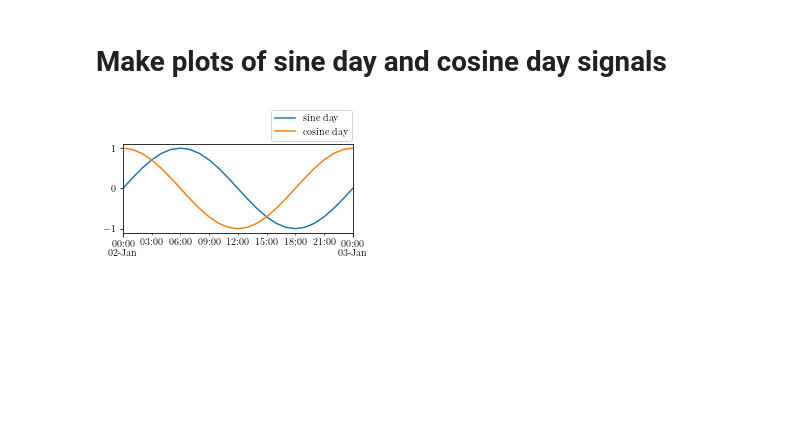
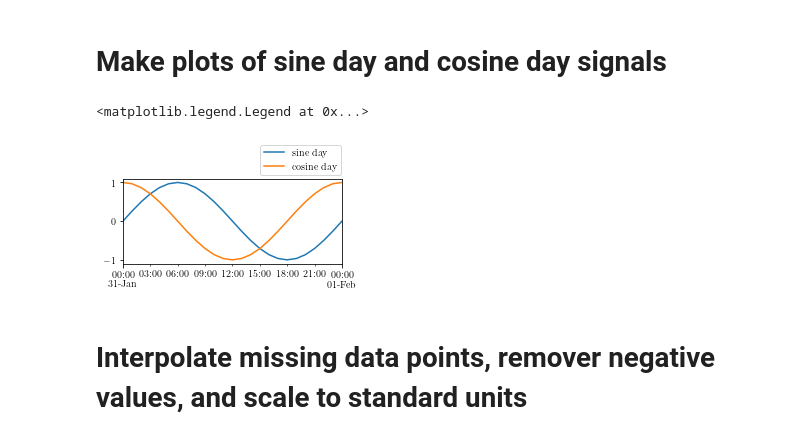
Before and after one commit to simoncarlen/forecasting_project, a Jupyter notebook: jupyter_notebooks/data_exploration.ipynb, the cells around one changed output. Saved outputs shown, nothing was run; the diff lists cells and outputs as text; code cells hidden in the pictures; blank space fills up the shorter version.

```diff
--- a/jupyter_notebooks/data_exploration.ipynb
+++ b/jupyter_notebooks/data_exploration.ipynb
@@ -91,10 +92,13 @@ ax = sns.heatmap(mat, mask=mask, annot = True, linewidths=0.5, fmt = ".2f", squa
 # %% [markdown]
 # Make plots of sine day and cosine day signals
 # %%
-fig, ax1 = plt.subplots(constrained_layout = True, figsize = (3.75, 2.15))
-df['2016-01-02 00:00:00':'2016-01-03 00:00:00'][['sine day', 'cosine day']].plot(ax=ax1)
+fig, ax1 = plt.subplots(constrained_layout = True, figsize = (3.6, 2.1))
+df['2016-01-31 00:00:00':'2016-02-01 00:00:00'][['sine day', 'cosine day']].plot(ax=ax1)
 plt.xlabel('')
 plt.legend(loc='lower right', bbox_to_anchor= (1.0, 1.025), ncol=1, borderaxespad=0.1)
-plt.savefig('../plots/time_signals.pdf')
+# plt.savefig('../plots/time_signals.pdf')
 # %% [output]
+<matplotlib.legend.Legend at 0x...>
-[figure, old version]
+[figure, new version]
+# %% [markdown]
+# Interpolate missing data points, remover negative values, and scale to standard units
```
Also changed, not shown: parts of 3 cells of this notebook, 8 other files.
